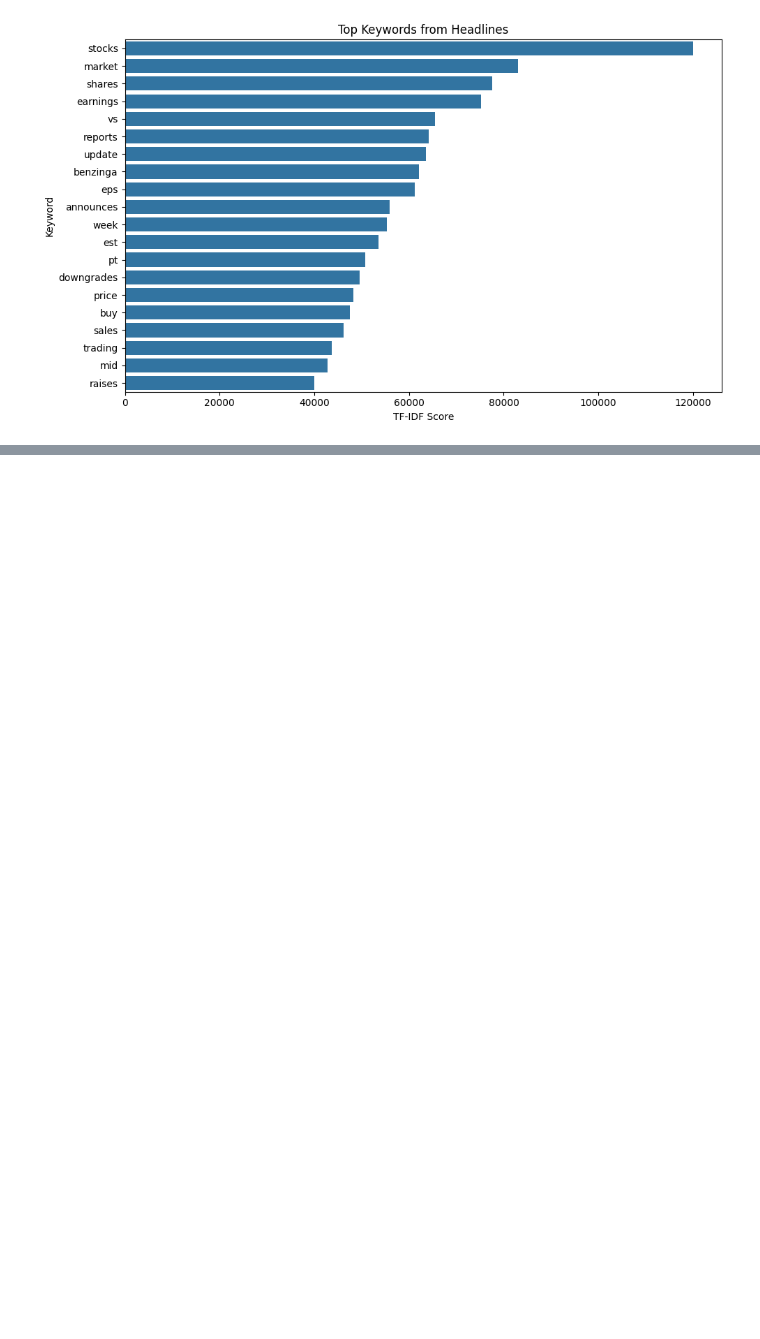
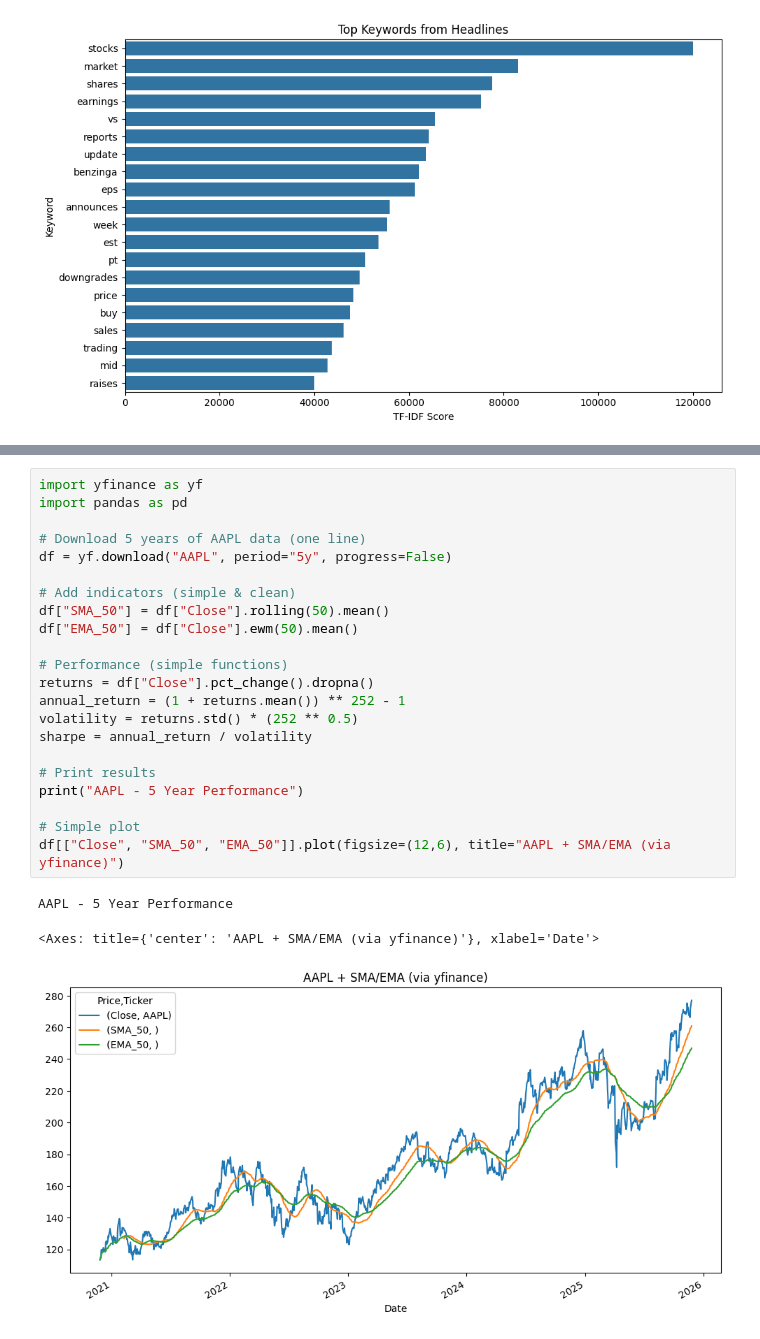
Before and after one commit to gashawbekele06/Nova-Financial-Solutions-Week1, a Jupyter notebook: notebooks/text_analysis.ipynb, the cells around one changed output, grey strips where cells are left out. Saved outputs shown, nothing was run; the diff lists cells and outputs as text; blank space fills up the shorter version.

```diff
--- a/notebooks/text_analysis.ipynb
+++ b/notebooks/text_analysis.ipynb
@@ -73,0 +175,26 @@ Top Keywords:
+# %%
+import yfinance as yf
+import pandas as pd
+
+# Download 5 years of AAPL data (one line)
+df = yf.download("AAPL", period="5y", progress=False)
+
+# Add indicators (simple & clean)
+df["SMA_50"] = df["Close"].rolling(50).mean()
+df["EMA_50"] = df["Close"].ewm(50).mean()
+
+# Performance (simple functions)
+returns = df["Close"].pct_change().dropna()
+annual_return = (1 + returns.mean()) ** 252 - 1
+volatility = returns.std() * (252 ** 0.5)
+sharpe = annual_return / volatility
+
+# Print results
+print("AAPL - 5 Year Performance")
+
+# Simple plot
+df[["Close", "SMA_50", "EMA_50"]].plot(figsize=(12,6), title="AAPL + SMA/EMA (via yfinance)")
+# %% [output]
+AAPL - 5 Year Performance
+<Axes: title={'center': 'AAPL + SMA/EMA (via yfinance)'}, xlabel='Date'>
+[figure, added]
```
Also changed, not shown: parts of 1 cell of this notebook.
